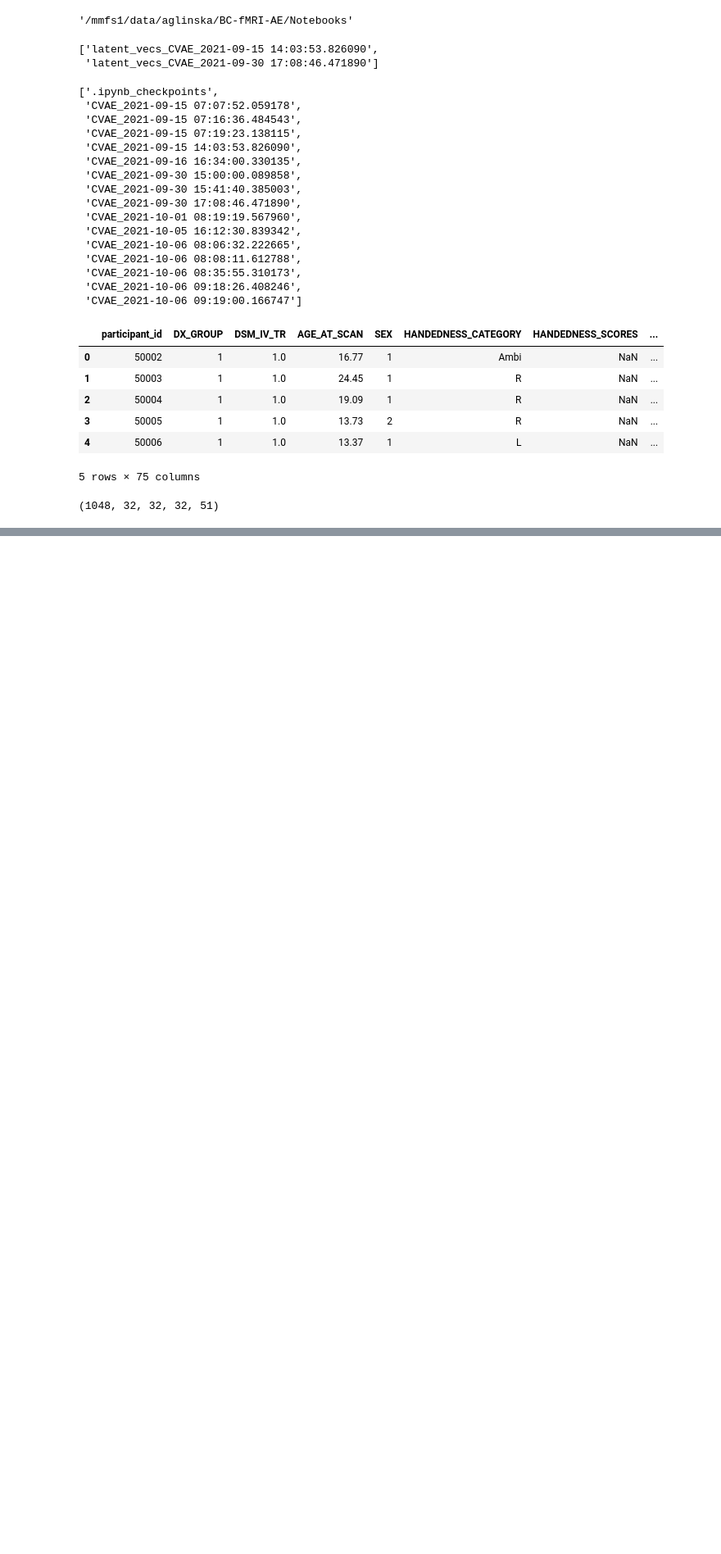
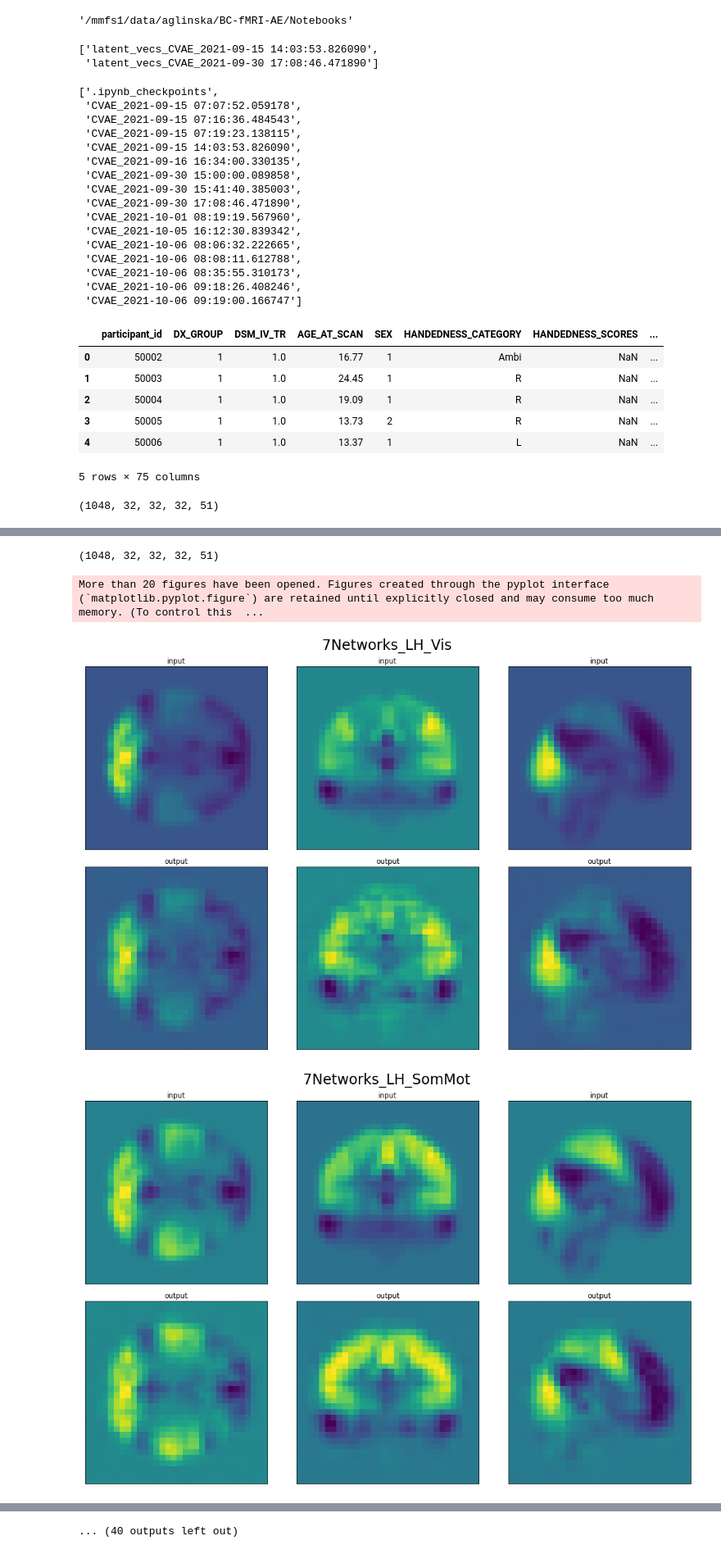
Before and after one commit to Aglinskas/BC-fMRI-AE, a Jupyter notebook: Notebooks/03-sample-reconstructions.ipynb, the cells around one changed output, grey strips where cells are left out. Shown at 82% size. Drawn from its saved outputs; the diff is of its cells as text; code cells hidden in the pictures; blank space fills up the shorter version.

```diff
--- a/Notebooks/03-sample-reconstructions.ipynb
+++ b/Notebooks/03-sample-reconstructions.ipynb
@@ -112,0 +93,4 @@ asd_out, td_out = cvae.predict([data_batch,data_batch])
+# %%
+
+datum = datum[np.newaxis,:,:,:,:]
+datum.shape
@@ -112,0 +99,27 @@ asd_out, td_out = cvae.predict([data_batch,data_batch])
+# %%
+def cvae_pred(datum,is_asd=False):
+
+    if datum.ndim!=5:
+        datum = datum[np.newaxis,:,:,:,:]
+
+    z_vec = z_encoder.predict(datum)[2]
+    s_vec = s_encoder.predict(datum)[2]
+    zeros_ = np.zeros(s_vec.shape)
+
+    is_asd = True
+
+    if is_asd==True:
+        vec = np.hstack((z_vec,s_vec))
+    else:
+        vec = np.hstack((z_vec,zeros_))
+
+
+    pred = cvae_decoder.predict(vec)
+
+    return pred
+# %%
+predictions = np.concatenate([cvae_pred(data[i,:,:,:,:],patients[i]) for i in tqdm(range(data.shape[0]))],axis=0)
+# %%
+predictions.shape
+# %% [output]
+(1048, 32, 32, 32, 51)
@@ -112,0 +131,22 @@ asd_out, td_out = cvae.predict([data_batch,data_batch])
+# %%
+r_df = pd.read_csv('../Data/YeoAtlas/Yeo2011_7Networks_N1000.split_components.FSL_MNI152_2mm.Centroid_RAS.csv')
+rlbls = r_df['Label Name'].values[1::]
+# %%
+for i in range(51):
+    plt.subplots(2,3,figsize=(15,10))
+
+    plt.subplot(2,3,1);plt.imshow(data.mean(axis=0)[:,:,16,i]);plt.xticks([]);plt.yticks([]);plt.title('input')
+    plt.subplot(2,3,4);plt.imshow(predictions.mean(axis=0)[:,:,16,i]);plt.xticks([]);plt.yticks([]);plt.title('output')
+
+    plt.subplot(2,3,2);plt.imshow(np.rot90(data.mean(axis=0)[:,16,:,i]));plt.xticks([]);plt.yticks([]);plt.title('input')
+    plt.subplot(2,3,5);plt.imshow(np.rot90(predictions.mean(axis=0)[:,16,:,i]));plt.xticks([]);plt.yticks([]);plt.title('output')
+
+    plt.subplot(2,3,3);plt.imshow(np.rot90(data.mean(axis=0)[16,:,:,i]));plt.xticks([]);plt.yticks([]);plt.title('input')
+    plt.subplot(2,3,6);plt.imshow(np.rot90(predictions.mean(axis=0)[16,:,:,i]));plt.xticks([]);plt.yticks([]);plt.title('output')
+
+    plt.suptitle(rlbls[i],fontsize=24)
+    plt.tight_layout()
+# %% [output]
+More than 20 figures have been opened. Figures created through the pyplot interface (`matplotlib.pyplot.figure`) are retained until explicitly closed and may consume too much memory. (To control this  ...
+[figure, added]
+[figure, added]
@@ -112,0 +162 @@ asd_out, td_out = cvae.predict([data_batch,data_batch])
+... (40 outputs left out)
```
Also changed, not shown: parts of 8 cells of this notebook, 1 other file.
